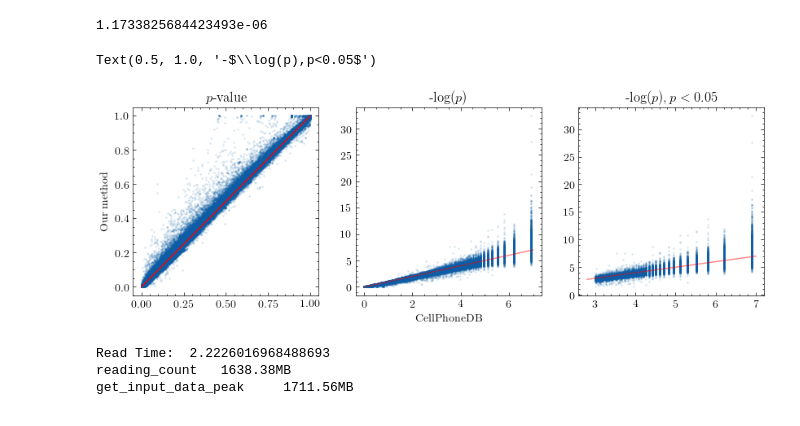
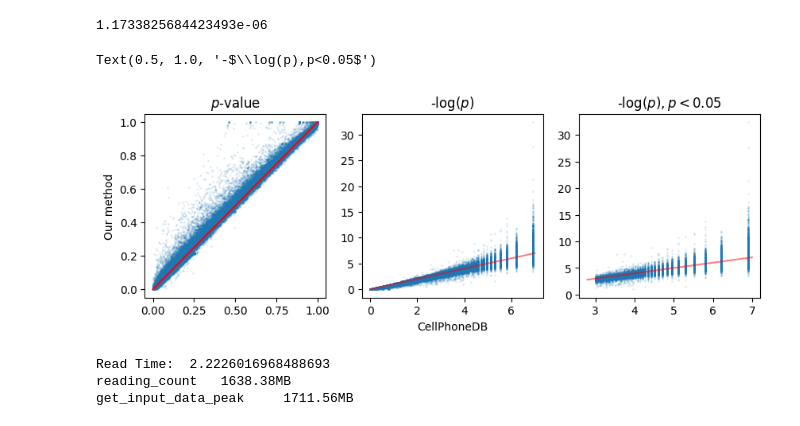
Before and after one commit to Svvord/FastCCC, a Jupyter notebook: fastcci_tutorial.ipynb, the cells around one changed output. Drawn from its saved outputs; the diff is of its cells as text; code cells hidden in the pictures.

```diff
--- a/fastcci_tutorial.ipynb
+++ b/fastcci_tutorial.ipynb
@@ -5,7 +5,7 @@ Loading cached files.
 # %%
-cpdb_file_path = './db/v4.1.0/'
-meta_file_path = '../../data/examples/metadata.tsv'
-counts_file_path = '../../data/examples/normalised_log_counts.h5ad'
+cpdb_file_path = './db/CPDBv4.1.0/'
+meta_file_path = '../../data/example/metadata.tsv'
+counts_file_path = '../../data/example/normalised_log_counts.h5ad'
 convert_type = 'hgnc_symbol'
 # %%
 ! rm -rf ../../results/temp/*
@@ -153,34 +163,34 @@ print(np.max(np.abs(error)))
 # %%
 import pandas as pd
 import matplotlib.pyplot as plt
 import numpy as np
-import scienceplots
+# import scienceplots
 
-plt.style.use('science')
+# plt.style.use('science')
 
-gt_df = pd.read_csv('./examples/1k_t20/statistical_analysis_pvalues_05_02_2024_144734.txt', sep='\t', index_col=0).iloc[:,10:].T
+gt_df = pd.read_csv('../../data/example/1k_t20/statistical_analysis_pvalues_05_02_2024_144734.txt', sep='\t', index_col=0).iloc[:,10:].T
 # gt_df = pd.read_csv('./results/method2/statistical_analysis_pvalues_01_23_2024_184314.txt', sep='\t', index_col=0).iloc[:,10:].T
 pgt = gt_df.values[np.where(percents_analysis)]
 est = pvals.values[np.where(percents_analysis)]
 plt.figure(figsize=(10,3))
 plt.subplot(1,3,1)
 plt.scatter(pgt,est,s=1, alpha=0.1)
 plt.plot((0,1),(0,1), c='r')
 plt.ylabel('Our method')
 plt.title('$p$-value')
 plt.subplot(1,3,2)
 plt.scatter(-np.log(pgt), -np.log(est), s=1, alpha=0.1)
 plt.xlabel('CellPhoneDB')
 plt.title('-$\log(p)$')
 plt.plot((0,7),(0,7), c='r', alpha=0.5)
 plt.subplot(1,3,3)
 plt.scatter(-np.log(pgt[pgt<0.05]), -np.log(np.array(est)[pgt<0.05]), s=1, alpha=0.1)
 plt.plot((2.8,7),(2.8,7), c='r', alpha=0.5)
 plt.title('-$\log(p),p<0.05$')
 # plt.savefig('pval.png')
 # %% [output]
 Text(0.5, 1.0, '-$\\log(p),p<0.05$')
-[figure, old version]
+[figure, new version]
 # %%
 interactions_strength, pvals, percents_analysis = core.statistical_analysis_method(
     cpdb_file_path,
```
Also changed, not shown: parts of 6 cells of this notebook, 3 other files.
